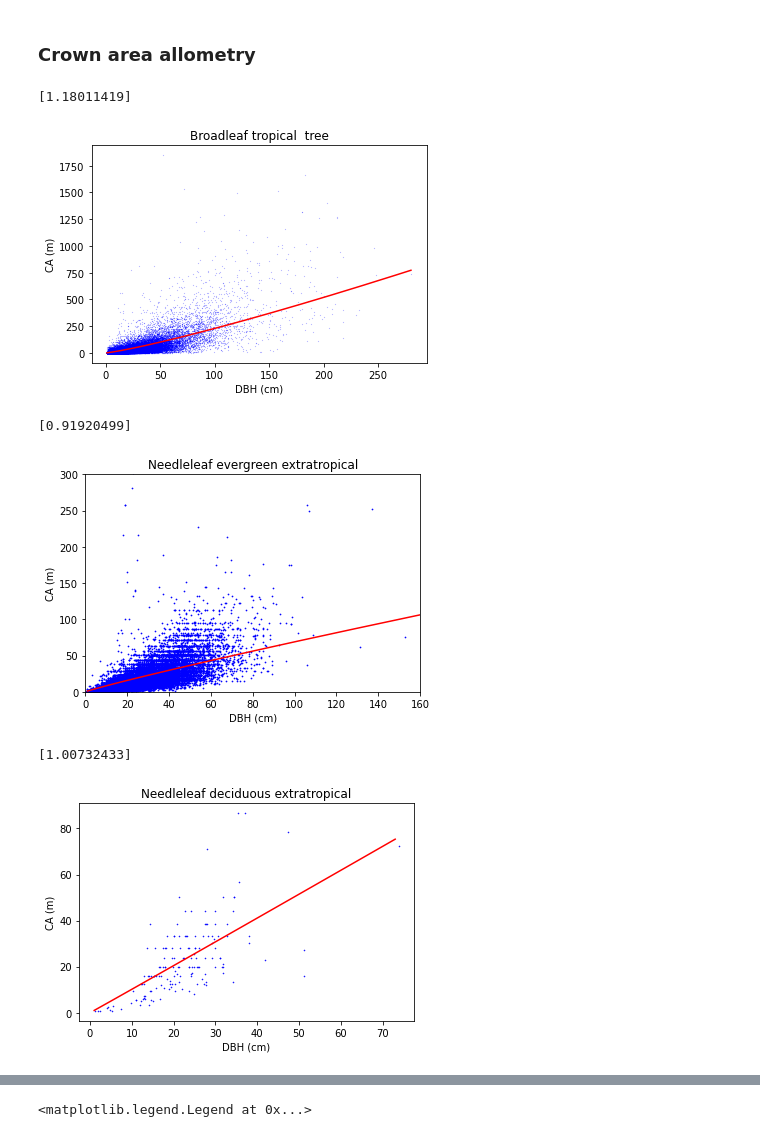
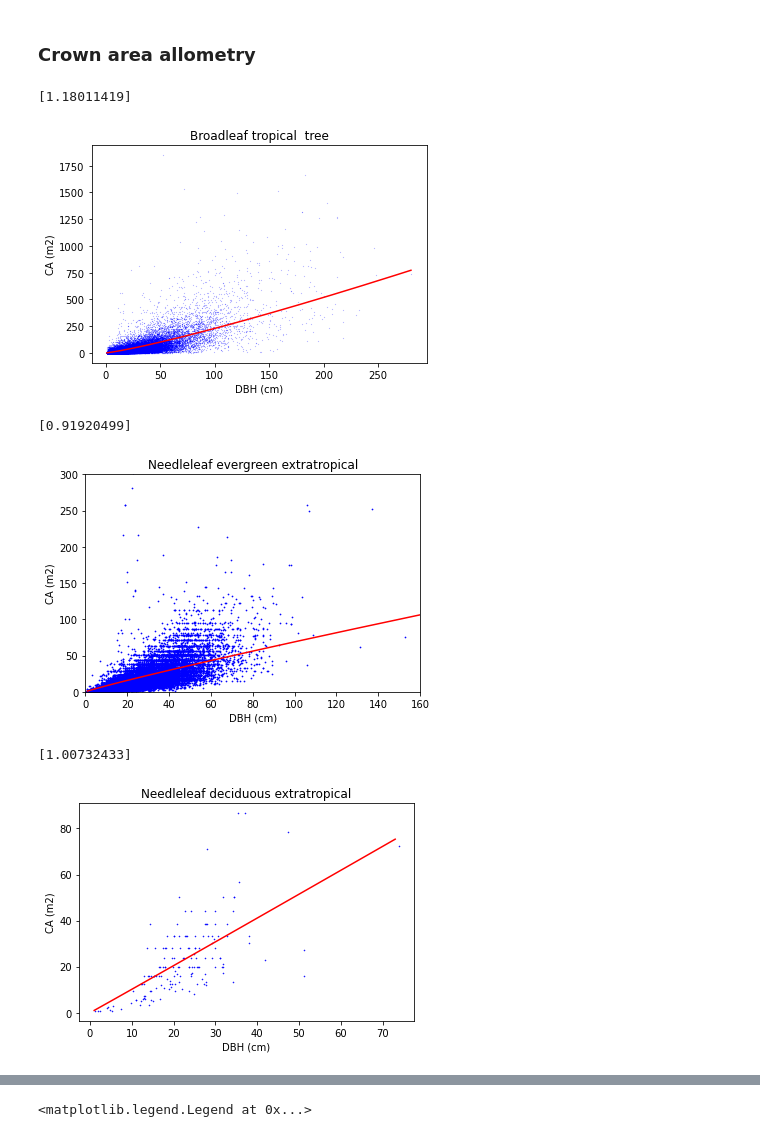
Before and after one commit to JessicaNeedham/FATES-plotting-scripts, a Jupyter notebook: v2_Tallo_analysis_global.ipynb, the cells around one changed output, grey strips where cells are left out. Cells and saved outputs as stored; diff of their text form; code cells hidden in the pictures.

```diff
--- a/v2_Tallo_analysis_global.ipynb
+++ b/v2_Tallo_analysis_global.ipynb
@@ -703,31 +759,33 @@ def d2ca (d, p1) :
 # %%
 # Broadleaf tropical
 bltr = df_tallo[df_tallo.PFT_tallo=='broadleaf_tropical']
 # remove outliers
 bltr = bltr[bltr['crown_radius_outlier'] == 'N']
+bltr =  bltr.dropna(subset=['crown_area', 'dbh'])
+dbh_bltr = np.arange(1,bltr['dbh'].max(),1)
 
-bltr =  bltr.dropna(subset=['crown_area', 'dbh'])
 ca_ps_bltr, ca_cov_bltr = curve_fit(f=d2ca, xdata=np.array(bltr['dbh']), ydata=np.array(bltr['crown_area']), p0=1.3)
 
 bltr_curve = [d2ca(d, ca_ps_bltr[0])  for  d  in dbh_bltr]
 
 plt.scatter(bltr.dbh, bltr.crown_area, s=0.01, color='blue')
 plt.plot(dbh_bltr, bltr_curve, color='red')
 plt.xlabel('DBH (cm)')
-plt.ylabel('CA (m)')
+plt.ylabel('CA (m2)')
 plt.title('Broadleaf tropical  tree')
 
 print(ca_ps_bltr)
 # %% [output]
 [1.18011419]
-[figure, old version]
+[figure, new version]
 # %%
 # Needleleaf  evergreen extra tropical
 nleex = df_tallo[df_tallo.PFT_tallo=='needleleaf_evergreen_extratrop']
 # remove outliers
 nleex = nleex[nleex['crown_radius_outlier'] == 'N']
+nleex =  nleex.dropna(subset=['crown_area', 'dbh'])
+dbh_nleex = np.arange(1,nleex['dbh'].max(),1)
 
-nleex =  nleex.dropna(subset=['crown_area', 'dbh'])
 ca_ps_nleex, ca_cov_nleex = curve_fit(f=d2ca, xdata=np.array(nleex['dbh']), ydata=np.array(nleex['crown_area']), p0=1.3)
 
 dbh_nleex = np.arange(1,nleex['dbh'].max(),1)
@@ -736,7 +794,7 @@ nleex_curve = [d2ca(d, ca_ps_nleex[0])  for  d  in dbh_nleex]
 plt.scatter(nleex.dbh, nleex.crown_area, s=0.5, color='blue')
 plt.plot(dbh_nleex, nleex_curve, color='red')
 plt.xlabel('DBH (cm)')
-plt.ylabel('CA (m)')
+plt.ylabel('CA (m2)')
 plt.title('Needleleaf evergreen extratropical')
 plt.xlim(0,160)
 plt.ylim(0,300)
@@ -744,14 +802,15 @@ plt.ylim(0,300)
 print(ca_ps_nleex)
 # %% [output]
 [0.91920499]
-[figure, old version]
+[figure, new version]
 # %%
 # Needleleaf  deciduous extra tropical
 nldex = df_tallo[df_tallo.PFT_tallo =='needleleaf_deciduous_extratrop']
 # remove outliers
 nldex = nldex[nldex['crown_radius_outlier'] == 'N']
+nldex =  nldex.dropna(subset=['crown_area', 'dbh'])
+dbh_nldex = np.arange(1,nldex['dbh'].max(),1)
 
-nldex =  nldex.dropna(subset=['crown_area', 'dbh'])
 ca_ps_nldex, ca_cov_nldex = curve_fit(f=d2ca, xdata=np.array(nldex['dbh']), ydata=np.array(nldex['crown_area']), p0=1.3)
 
 dbh_nldex = np.arange(1,nldex['dbh'].max(),1)
@@ -760,13 +819,13 @@ nldex_curve = [d2ca(d, ca_ps_nldex[0])  for  d  in dbh_nldex]
 plt.scatter(nldex.dbh, nldex.crown_area, s=0.3, color='blue')
 plt.plot(dbh_nldex, nldex_curve, color='red')
 plt.xlabel('DBH (cm)')
-plt.ylabel('CA (m)')
+plt.ylabel('CA (m2)')
 plt.title('Needleleaf deciduous extratropical')
 
 print(ca_ps_nldex)
 # %% [output]
 [1.00732433]
-[figure, old version]
+[figure, new version]
 # %%
 # broadleaf  evergreen extra tropical
 bleex = df_tallo[df_tallo.PFT_tallo =='broadleaf_evergreen_extratrop']
```
Also changed, not shown: parts of 46 cells of this notebook.
